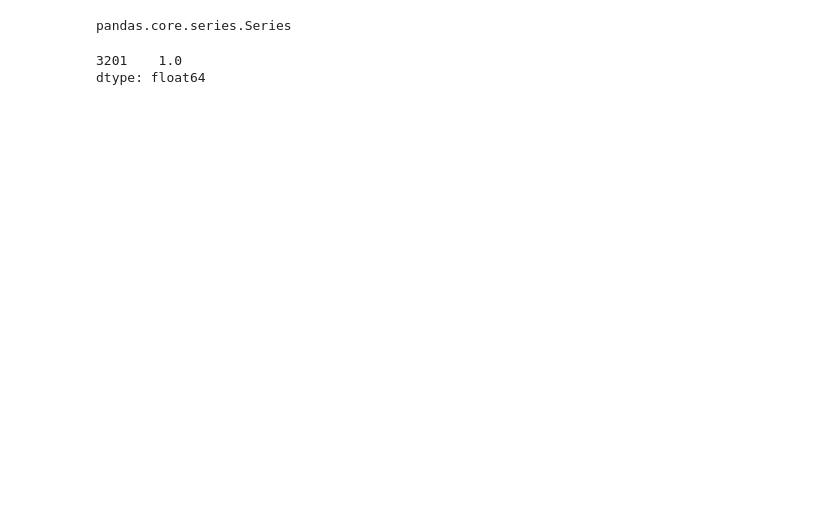
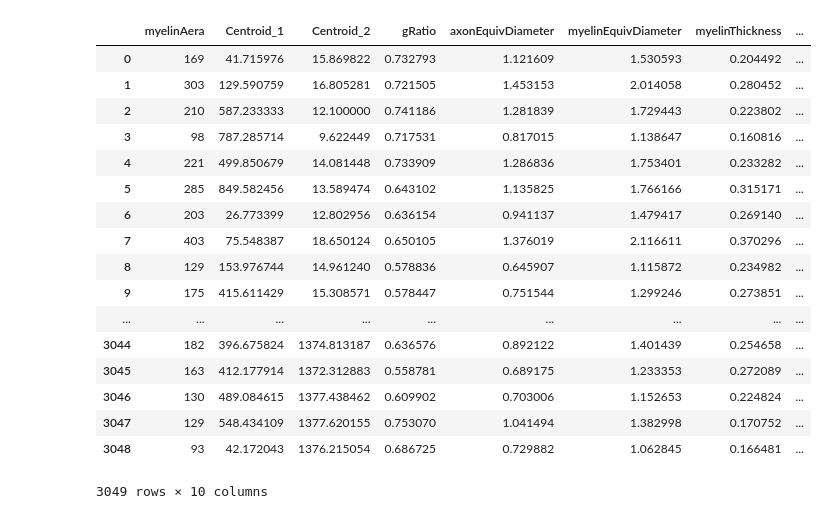
Before and after one commit to onarvaez/AxonSeg_stats_csv, a Jupyter notebook: total_axon_count_one_column.ipynb, the cells around one changed output. Saved outputs shown, nothing was run; the diff lists cells and outputs as text; code cells hidden in the pictures; blank space fills up the shorter version.

```diff
--- a/total_axon_count_one_column.ipynb
+++ b/total_axon_count_one_column.ipynb
@@ -3,13 +3,34 @@ import pandas as pd
 import numpy as np
 import matplotlib.pyplot as plt
 # %%
-axonlist_1 = pd.read_csv('/misc/torrey/onarvaez/Aqueronte_hist/ct01/histology/nerve_a_intact/proc/1_segmentation/axonlist_image.csv')
-axonlist_2 = pd.read_csv('/misc/torrey/onarvaez/Aqueronte_hist/ct01/histology/nerve_a_intact/proc/2_segmentation/axonlist_image.csv')
-axonlist_3 = pd.read_csv('/misc/torrey/onarvaez/Aqueronte_hist/ct01/histology/nerve_a_intact/proc/3_segmentation/axonlist_image.csv')
-axonlist_4 = pd.read_csv('/misc/torrey/onarvaez/Aqueronte_hist/ct01/histology/nerve_a_intact/proc/4_segmentation/axonlist_image.csv')
-axonlist_5 = pd.read_csv('/misc/torrey/onarvaez/Aqueronte_hist/ct01/histology/nerve_a_intact/proc/5_segmentation/axonlist_image.csv')
-axonlist_6 = pd.read_csv('/misc/torrey/onarvaez/Aqueronte_hist/ct01/histology/nerve_a_intact/proc/6_segmentation/axonlist_image.csv')
-axonlist_7 = pd.read_csv('/misc/torrey/onarvaez/Aqueronte_hist/ct01/histology/nerve_a_intact/proc/7_segmentation/axonlist_image.csv')
-axonlist_8 = pd.read_csv('/misc/torrey/onarvaez/Aqueronte_hist/ct01/histology/nerve_a_intact/proc/8_segmentation/axonlist_image.csv')
-axonlist_9 = pd.read_csv('/misc/torrey/onarvaez/Aqueronte_hist/ct01/histology/nerve_a_intact/proc/9_segmentation/axonlist_image.csv')
-axonlist_10 = pd.read_csv('/misc/torrey/onarvaez/Aqueronte_hist/ct01/histology/nerve_a_intact/proc/10_segmentation/axonlist_image.csv')
+axonlist_1 = pd.read_csv('/misc/torrey/onarvaez/histologias_automaticas/2_16-8/a/x1_Segmentation/axonlist_image.csv')
+axonlist_2 = pd.read_csv('/misc/torrey/onarvaez/histologias_automaticas/2_16-8/a/x1_Segmentation/axonlist_image.csv')
+axonlist_3 = pd.read_csv('/misc/torrey/onarvaez/histologias_automaticas/2_16-8/a/x3_Segmentation/axonlist_image.csv')
+axonlist_4 = pd.read_csv('/misc/torrey/onarvaez/histologias_automaticas/2_16-8/a/x4_Segmentation/axonlist_image.csv')
+axonlist_5 = pd.read_csv('/misc/torrey/onarvaez/histologias_automaticas/2_16-8/a/x5_Segmentation/axonlist_image.csv')
+axonlist_6 = pd.read_csv('/misc/torrey/onarvaez/histologias_automaticas/2_16-8/a/x6_Segmentation/axonlist_image.csv')
+axonlist_7 = pd.read_csv('/misc/torrey/onarvaez/histologias_automaticas/2_16-8/a/x7_Segmentation/axonlist_image.csv')
+axonlist_8 = pd.read_csv('/misc/torrey/onarvaez/histologias_automaticas/2_16-8/a/x8_Segmentation/axonlist_image.csv')
+axonlist_9 = pd.read_csv('/misc/torrey/onarvaez/histologias_automaticas/2_16-8/a/x9_Segmentation/axonlist_image.csv')
+axonlist_10 = pd.read_csv('/misc/torrey/onarvaez/histologias_automaticas/2_16-8/a/x10_Segmentation/axonlist_image.csv')
+# %%
+axonlist_1
+# %% [output]
+|  | myelinAera | Centroid_1 | Centroid_2 | gRatio | axonEquivDiameter | myelinEquivDiameter | myelinThickness | ... |
+| 0 | 169 | 41.715976 | 15.869822 | 0.732793 | 1.121609 | 1.530593 | 0.204492 | ... |
+| 1 | 303 | 129.590759 | 16.805281 | 0.721505 | 1.453153 | 2.014058 | 0.280452 | ... |
+| 2 | 210 | 587.233333 | 12.100000 | 0.741186 | 1.281839 | 1.729443 | 0.223802 | ... |
+| 3 | 98 | 787.285714 | 9.622449 | 0.717531 | 0.817015 | 1.138647 | 0.160816 | ... |
+| 4 | 221 | 499.850679 | 14.081448 | 0.733909 | 1.286836 | 1.753401 | 0.233282 | ... |
+| 5 | 285 | 849.582456 | 13.589474 | 0.643102 | 1.135825 | 1.766166 | 0.315171 | ... |
+| 6 | 203 | 26.773399 | 12.802956 | 0.636154 | 0.941137 | 1.479417 | 0.269140 | ... |
+| 7 | 403 | 75.548387 | 18.650124 | 0.650105 | 1.376019 | 2.116611 | 0.370296 | ... |
+| 8 | 129 | 153.976744 | 14.961240 | 0.578836 | 0.645907 | 1.115872 | 0.234982 | ... |
+| 9 | 175 | 415.611429 | 15.308571 | 0.578447 | 0.751544 | 1.299246 | 0.273851 | ... |
+| ... | ... | ... | ... | ... | ... | ... | ... | ... |
+| 3044 | 182 | 396.675824 | 1374.813187 | 0.636576 | 0.892122 | 1.401439 | 0.254658 | ... |
+| 3045 | 163 | 412.177914 | 1372.312883 | 0.558781 | 0.689175 | 1.233353 | 0.272089 | ... |
+| 3046 | 130 | 489.084615 | 1377.438462 | 0.609902 | 0.703006 | 1.152653 | 0.224824 | ... |
+| 3047 | 129 | 548.434109 | 1377.620155 | 0.753070 | 1.041494 | 1.382998 | 0.170752 | ... |
+| 3048 | 93 | 42.172043 | 1376.215054 | 0.686725 | 0.729882 | 1.062845 | 0.166481 | ... |
+3049 rows × 10 columns
@@ -24,7 +56,3 @@ axon_count_7 = axonlist_7.count(axis=0)
 axon_count_8 = axonlist_8.count(axis=0)
 axon_count_9 = axonlist_9.count(axis=0)
 axon_count_10 = axonlist_10.count(axis=0)
-# %%
-type (axon_count)
-# %% [output]
-pandas.core.series.Series
@@ -33,5 +58,0 @@ total_axon_1 = axon_count_1.value_counts('myelinArea')
-# %%
-total_axon_1
-# %% [output]
-3201    1.0
-dtype: float64
```
Also changed, not shown: parts of 14 cells of this notebook.
